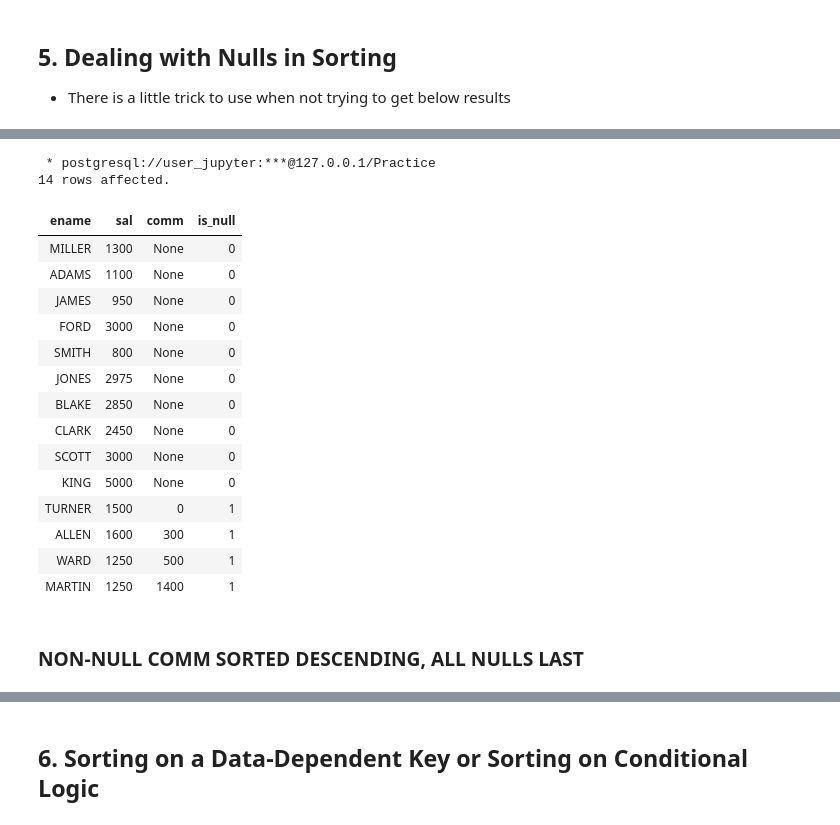
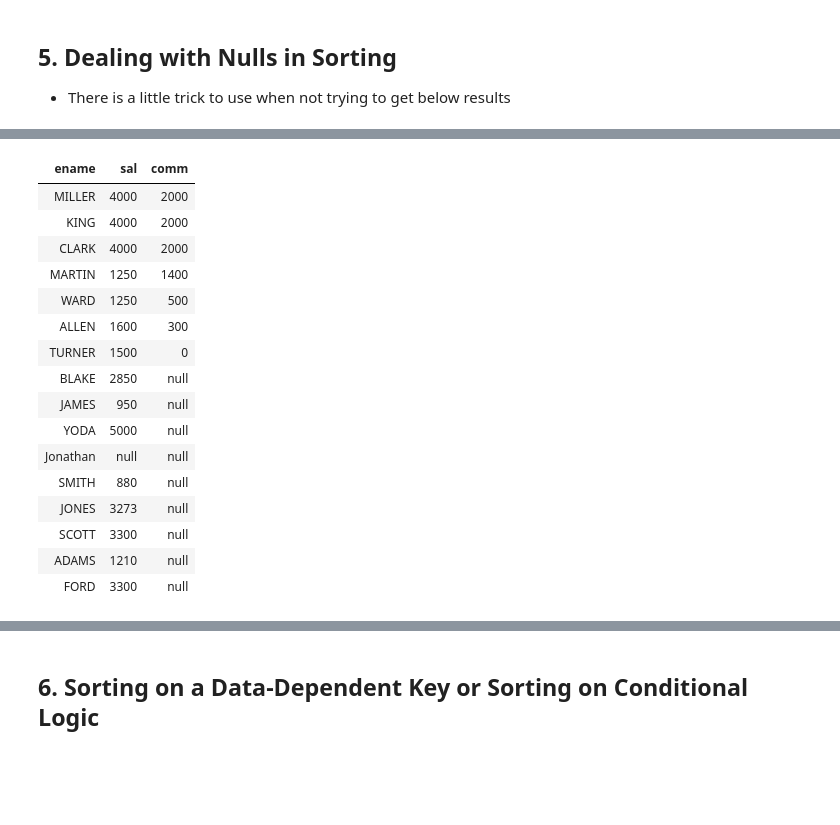
Before and after one commit to Akash0811/Databricks, a Jupyter notebook: Ch2_SortingQueryResults.ipynb, the cells around one changed output, grey strips where cells are left out. Cells and saved outputs as stored; diff of their text form; code cells hidden in the pictures; blank space fills up the shorter version.

```diff
--- a/Ch2_SortingQueryResults.ipynb
+++ b/Ch2_SortingQueryResults.ipynb
@@ -471,28 +797,26 @@ order by 3 desc
 # %%
-%%sql
+%sql
 select ename, sal, comm
 from (
     select ename, sal, comm, case when comm is null then 0 else 1 end as is_null
     from emp
     ) a
-order by is_null, comm
+order by is_null desc, cast(comm as int) desc
 # %% [output]
- * postgresql://user_jupyter:***@127.0.0.1/Practice
-14 rows affected.
-| ename | sal | comm | is_null |
-| MILLER | 1300 | None | 0 |
-| ADAMS | 1100 | None | 0 |
-| JAMES | 950 | None | 0 |
-| FORD | 3000 | None | 0 |
-| SMITH | 800 | None | 0 |
-| JONES | 2975 | None | 0 |
-| BLAKE | 2850 | None | 0 |
-| CLARK | 2450 | None | 0 |
-| SCOTT | 3000 | None | 0 |
-| KING | 5000 | None | 0 |
-| TURNER | 1500 | 0 | 1 |
-| ALLEN | 1600 | 300 | 1 |
-| WARD | 1250 | 500 | 1 |
-| MARTIN | 1250 | 1400 | 1 |
+| ename | sal | comm |
+| MILLER | 4000 | 2000 |
+| KING | 4000 | 2000 |
+| CLARK | 4000 | 2000 |
+| MARTIN | 1250 | 1400 |
+| WARD | 1250 | 500 |
+| ALLEN | 1600 | 300 |
+| TURNER | 1500 | 0 |
+| BLAKE | 2850 | null |
+| JAMES | 950 | null |
+| YODA | 5000 | null |
+| Jonathan | null | null |
+| SMITH | 880 | null |
+| JONES | 3273 | null |
+| SCOTT | 3300 | null |
+| ADAMS | 1210 | null |
+| FORD | 3300 | null |
-# %% [markdown]
-### NON-NULL COMM SORTED DESCENDING, ALL NULLS LAST
```
Also changed, not shown: parts of 42 cells of this notebook.
